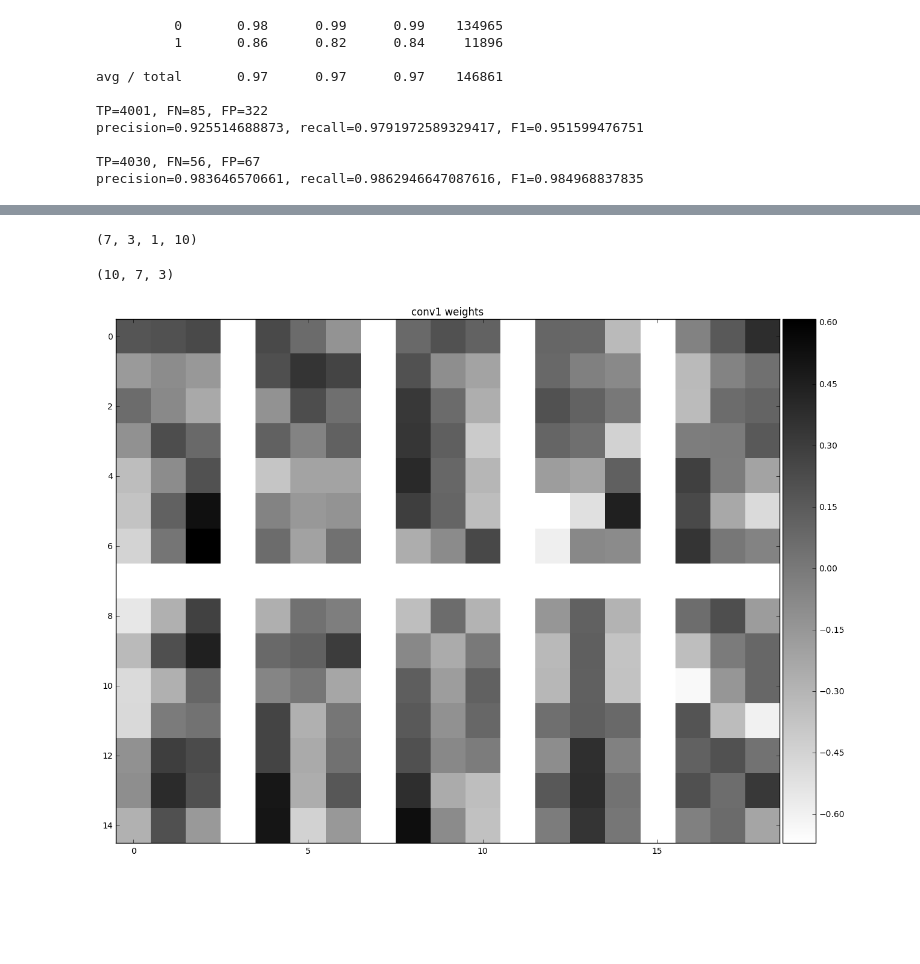
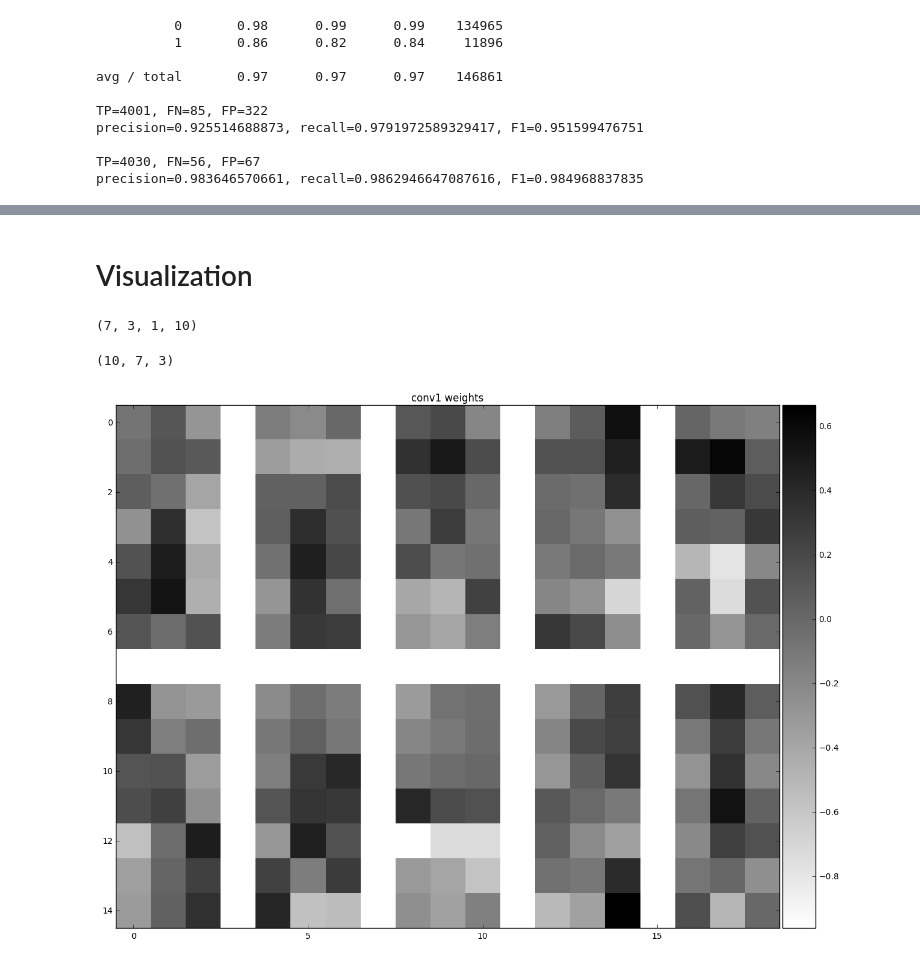
Before and after one commit to mpluess/music-transcription, a Jupyter notebook: onset_detection_convnet_2d_freq.ipynb, the cells around one changed output, grey strips where cells are left out. Cells and saved outputs as stored; diff of their text form; code cells hidden in the pictures; blank space fills up the shorter version.

```diff
--- a/onset_detection_convnet_2d_freq.ipynb
+++ b/onset_detection_convnet_2d_freq.ipynb
@@ -269,16 +281,15 @@ X_channels_train, y_train, y_actual_onset_only_train, ds_labels_flat_train = tra
 X_channels_test, y_test, y_actual_onset_only_test, ds_labels_flat_test = transform_all(
     X_parts_test, y_parts_test, y_actual_onset_only_parts_test, ds_labels_test, frame_rate_hz
 )
-X_channels_val, y_val, y_actual_onset_only_val, ds_labels_flat_val = transform_all(
-    X_parts_val, y_parts_val, y_actual_onset_only_parts_val, ds_labels_val, frame_rate_hz
+X_channels_ds1, y_ds1, y_actual_onset_only_ds1, ds_labels_flat_ds1 = transform_all(
+    X_parts_ds1, y_parts_ds1, y_actual_onset_only_parts_ds1, ds_labels_ds1, frame_rate_hz
 )
-
-# X_train, y_train, y_actual_onset_only_train, ds_labels_flat_train = transform_all(
-#     X_parts_train, y_parts_train, y_actual_onset_only_parts_train, ds_labels_train, frame_rate_hz
-# )
-# X_test, y_test, y_actual_onset_only_test, ds_labels_flat_test = transform_all(
-#     X_parts_test, y_parts_test, y_actual_onset_only_parts_test, ds_labels_test, frame_rate_hz
-# )
+X_channels_ds2, y_ds2, y_actual_onset_only_ds2, ds_labels_flat_ds2 = transform_all(
+    X_parts_ds2, y_parts_ds2, y_actual_onset_only_parts_ds2, ds_labels_ds2, frame_rate_hz
+)
+X_channels_ds3, y_ds3, y_actual_onset_only_ds3, ds_labels_flat_ds3 = transform_all(
+    X_parts_ds3, y_parts_ds3, y_actual_onset_only_parts_ds3, ds_labels_ds3, frame_rate_hz
+)
 # %%
 # Free some memory
 X_parts = None
@@ -431,10 +452,14 @@ for X_train, X_test, X_val in zip(X_channels_train, X_channels_test, X_channels_
 for i in range(len(X_channels_train)):
     X_channels_train[i] = get_X_with_context_frames(X_channels_train[i])
     X_channels_test[i] = get_X_with_context_frames(X_channels_test[i])
-    X_channels_val[i] = get_X_with_context_frames(X_channels_val[i])
+    X_channels_ds1[i] = get_X_with_context_frames(X_channels_ds1[i])
+    X_channels_ds2[i] = get_X_with_context_frames(X_channels_ds2[i])
+    X_channels_ds3[i] = get_X_with_context_frames(X_channels_ds3[i])
     print(X_channels_train[i].shape)
     print(X_channels_test[i].shape)
-    print(X_channels_val[i].shape)
+    print(X_channels_ds1[i].shape)
+    print(X_channels_ds2[i].shape)
+    print(X_channels_ds3[i].shape)
 # %% [output]
 (575575, 15, 80)
 (146861, 15, 80)
@@ -447,14 +474,20 @@ for i in range(len(X_channels_train)):
     if K.image_data_format() == 'channels_first':
         X_channels_train[i] = X_channels_train[i].reshape(X_channels_train[i].shape[0], 1, img_rows, img_cols)
         X_channels_test[i] = X_channels_test[i].reshape(X_channels_test[i].shape[0], 1, img_rows, img_cols)
-        X_channels_val[i] = X_channels_val[i].reshape(X_channels_val[i].shape[0], 1, img_rows, img_cols)
+        X_channels_ds1[i] = X_channels_ds1[i].reshape(X_channels_ds1[i].shape[0], 1, img_rows, img_cols)
+        X_channels_ds2[i] = X_channels_ds2[i].reshape(X_channels_ds2[i].shape[0], 1, img_rows, img_cols)
+        X_channels_ds3[i] = X_channels_ds3[i].reshape(X_channels_ds3[i].shape[0], 1, img_rows, img_cols)
     else:
         X_channels_train[i] = X_channels_train[i].reshape(X_channels_train[i].shape[0], img_rows, img_cols, 1)
         X_channels_test[i] = X_channels_test[i].reshape(X_channels_test[i].shape[0], img_rows, img_cols, 1)
-        X_channels_val[i] = X_channels_val[i].reshape(X_channels_val[i].shape[0], img_rows, img_cols, 1)
+        X_channels_ds1[i] = X_channels_ds1[i].reshape(X_channels_ds1[i].shape[0], img_rows, img_cols, 1)
+        X_channels_ds2[i] = X_channels_ds2[i].reshape(X_channels_ds2[i].shape[0], img_rows, img_cols, 1)
+        X_channels_ds3[i] = X_channels_ds3[i].reshape(X_channels_ds3[i].shape[0], img_rows, img_cols, 1)
     print(X_channels_train[i].shape)
     print(X_channels_test[i].shape)
-    print(X_channels_val[i].shape)
+    print(X_channels_ds1[i].shape)
+    print(X_channels_ds2[i].shape)
+    print(X_channels_ds3[i].shape)
 
 if K.image_data_format() == 'channels_first':
     input_shape = (len(X_channels_train), img_rows, img_cols)
@@ -625 +680,3 @@ precision=0.854639969195, recall=0.9696373962429008, F1=0.908514121981
+# %% [markdown]
+# Visualization
 # %%
@@ -667,20 +724,19 @@ def make_mosaic(imgs, nrows, ncols, border=1):
     return mosaic
 # %%
 # Visualize weights
-model = clf.model
-W = model.layers[0].get_weights()[0]
+W = loaded_model.layers[0].get_weights()[0]
 # (7, 3, 1, 10) -> (10, 3, 7)
 W = np.squeeze(W).T
 # (10, 3, 7) -> (10, 7, 3)
 W_filters_transposed = np.empty((W.shape[0], W.shape[2], W.shape[1]))
 for i, array in enumerate(W):
     W_filters_transposed[i] = array.T
 print(W_filters_transposed.shape)
 
 plt.figure(figsize=(15, 15))
 plt.title('conv1 weights')
 nice_imshow(plt.gca(), make_mosaic(W_filters_transposed, 2, 5), cmap=cm.binary)
 # nice_imshow(plt.gca(), make_mosaic(W_filters_transposed, 4, 4), cmap=cm.binary)
 # %% [output]
 (10, 7, 3)
-[figure, old version]
+[figure, new version]
```
Also changed, not shown: parts of 21 cells of this notebook, 1 other file.
